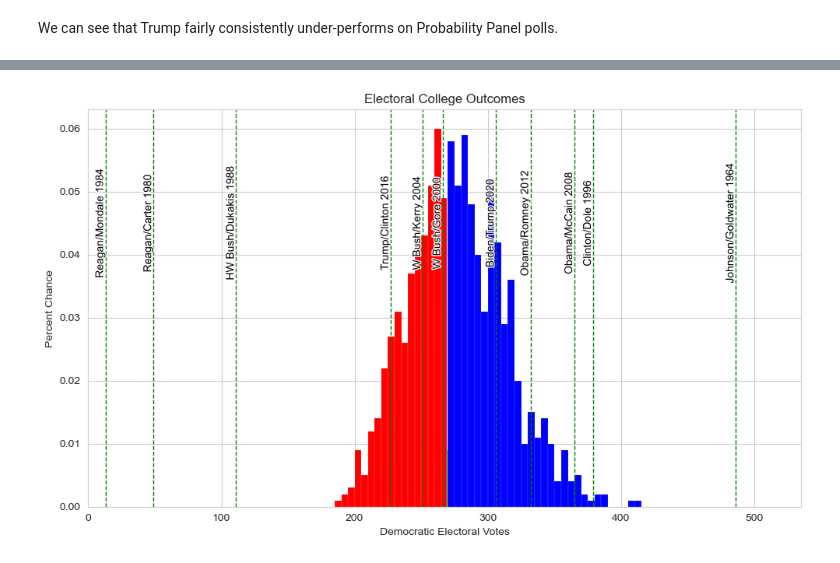
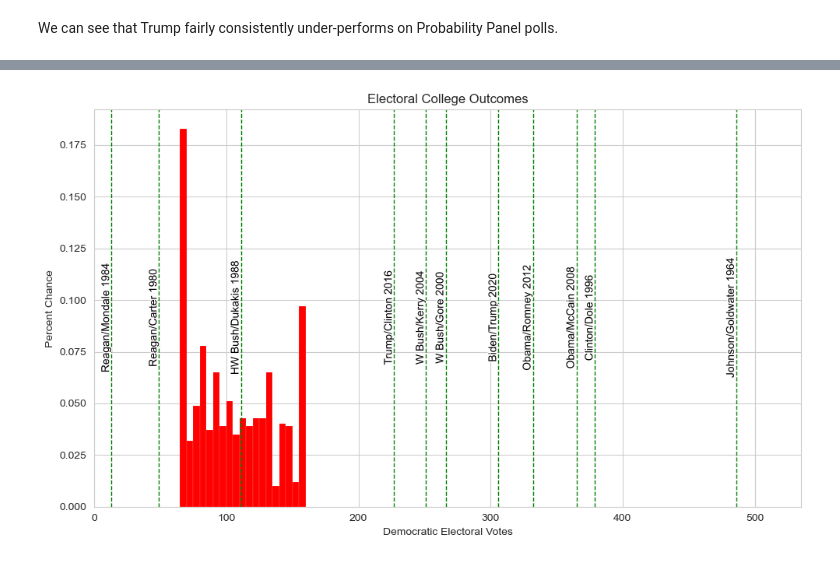
Before and after one commit to andrewpwalters/US-Presidential-Fundamentals, a Jupyter notebook: Notebooks/Polling Model - United States 2024 - Swing States Only.ipynb, the cells around one changed output, grey strips where cells are left out. Drawn from its saved outputs; the diff is of its cells as text; code cells hidden in the pictures.

```diff
--- a/Notebooks/Polling Model - United States 2024 - Swing States Only.ipynb
+++ b/Notebooks/Polling Model - United States 2024 - Swing States Only.ipynb
@@ -114,3 +136,5 @@ df = df.query("OTHER > 0")
+# %%
+df = df[df['state'].isin(['AZ','NV','GA','NC','PA','MI','WI'])]
 # %% [markdown]
 Two way Biden vs Trump, Biden loses by 0.3%. Kamala loses by 4.8%. This is because Kamala's polling occured more after the race moved in Trump's favor.
 # %%
@@ -1287,6 +1172,6 @@ plt.savefig('past_two_months.png')
 # %%
 # List of states to loop over
-state_loop = ['PA','AZ','NV','NC']
+state_loop = ['PA']
 
 # Loop over each state
 for state in state_loop:
@@ -1357,10 +1249,40 @@ df_state['state_code'][~df_state['state_code'].isin(df_winner.columns)]
 Name: state_code, dtype: object
 # %%
-df_winner[['ID', 'KS', 'KY', 'MS', 'NE-1', 'NE-3', 'WY']] = 'gop'
-df_winner[['DC', 'IL']] = 'dem'
+df_winner[[
+        'AL',
+        'AK',
+        'AR',
+        'ID',
+        'IN',
+        'IA',
+        'KS',
+        'KY',
+        'LA',
+        'ME-2',
+        'MS',
+        'MO',
+        'NE-1',
+        'NE-3',
+        'ND',
+        'OK',
+        'SD',
+        'TN',
+        'WV',
+        'WY',
+    ]] = 'gop'
 
-#df_winner[['AL','ID','LA','KS', 'KY', 'MS', 'NE-1', 'NE-3', 'WY','TN']] = 'gop'
-#df_winner[['HI','DC', 'IL','NJ']] = 'dem'
+df_winner[[
+        'CT',
+        'DE',
+        'DC',
+        'HI',
+        'IL',
+        'ME-1',
+        'NJ',
+        'OR',
+        'RI',
+        'VT',
+    ]] = 'dem'
 
 state_order = df_state['state_code'].to_list
 # %%
@@ -1430,35 +1354,35 @@ plt.xlim(lowest_bar, highest_bar)
 plt.ylabel('Percent Chance')
 
 events = [
     (13, 'Reagan/Mondale 1984'),
     (49, 'Reagan/Carter 1980'),
     (111, 'HW Bush/Dukakis 1988'),
     (227, 'Trump/Clinton 2016'),
     (251, 'W Bush/Kerry 2004'),
     (266, 'W Bush/Gore 2000'),
     (306, 'Biden/Trump 2020'),
     (332, 'Obama/Romney 2012'),
     (365, 'Obama/McCain 2008'),
     (379, 'Clinton/Dole 1996'),
     (486, 'Johnson/Goldwater 1964')
 ]
 
-label_position = 3/4 * max_height
+label_position = 1/2 * max_height
 
 for date, event in events:
     ax.axvline(x=date, color='green', linestyle='--', linewidth=1)
     text = plt.text(date, label_position, event, rotation=90, verticalalignment='center',
                     horizontalalignment='right', fontsize=10, color='black')
 
     # Add white outline to the text
     text.set_path_effects([path_effects.Stroke(linewidth=2, foreground='white'),
                            path_effects.Normal()])
 
 plt.tight_layout()
 # Display the plot
 plt.savefig('2way_enight_ec.png')
 # %% [output]
-[figure, old version]
+[figure, new version]
 # %%
 df_margin = pd.DataFrame(columns=states)
 df_gop = pd.DataFrame(columns=states)
```
Also changed, not shown: parts of 77 cells of this notebook, 13 other files.
